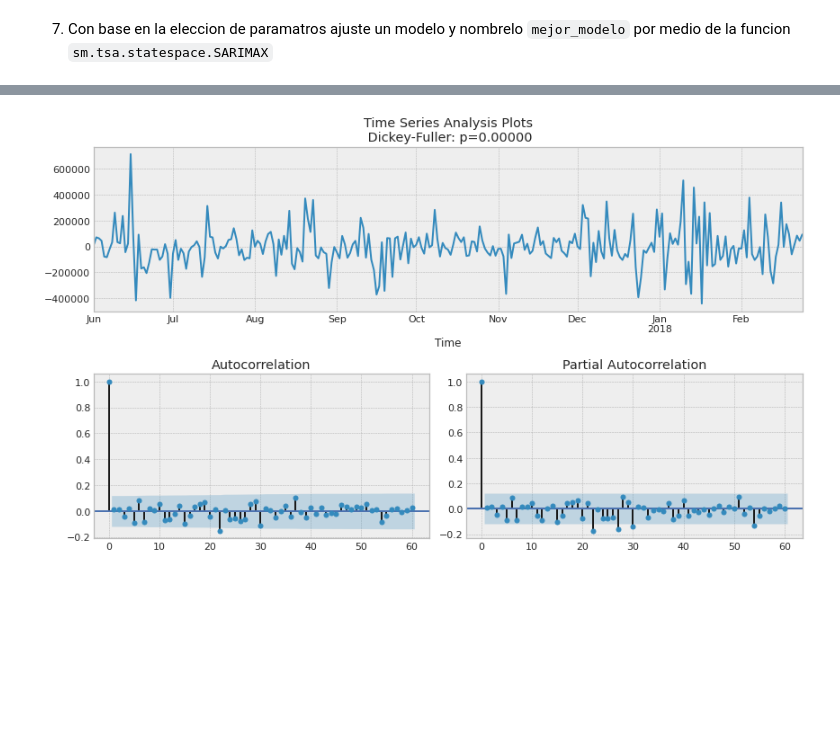
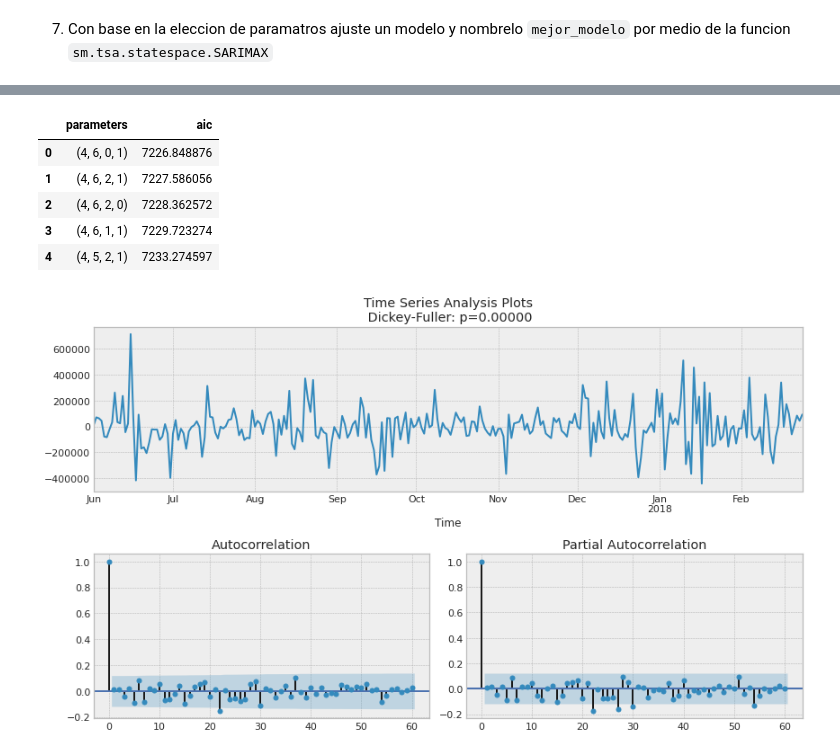
Before and after one commit to nicollcr/Nicoll_CrespoRoncallo_KC, a Jupyter notebook: SEMANA10/Taller_10_NicollCrespo.ipynb, the cells around one changed output, grey strips where cells are left out. Cells and saved outputs as stored; diff of their text form; code cells hidden in the pictures; blank space fills up the shorter version.

```diff
--- a/SEMANA10/Taller_10_NicollCrespo.ipynb
+++ b/SEMANA10/Taller_10_NicollCrespo.ipynb
@@ -890,6 +890,15 @@ Covariance Type:                              opg
 Warnings:
 [1] Covariance matrix calculated using the outer product of gradients (complex-step).
 [2] Covariance matrix is singular or near-singular, with condition number 1.57e+38. Standard errors may be unstable.
+# %%
+result_table.head()
+# %% [output]
+|  | parameters | aic |
+| 0 | (4, 6, 0, 1) | 7226.848876 |
+| 1 | (4, 6, 2, 1) | 7227.586056 |
+| 2 | (4, 6, 2, 0) | 7228.362572 |
+| 3 | (4, 6, 1, 1) | 7229.723274 |
+| 4 | (4, 5, 2, 1) | 7233.274597 |
 # %%
 tsplot(best_model.resid[30+1:], lags=60)
 # %% [output]
```
Also changed, not shown: parts of 6 cells of this notebook.
